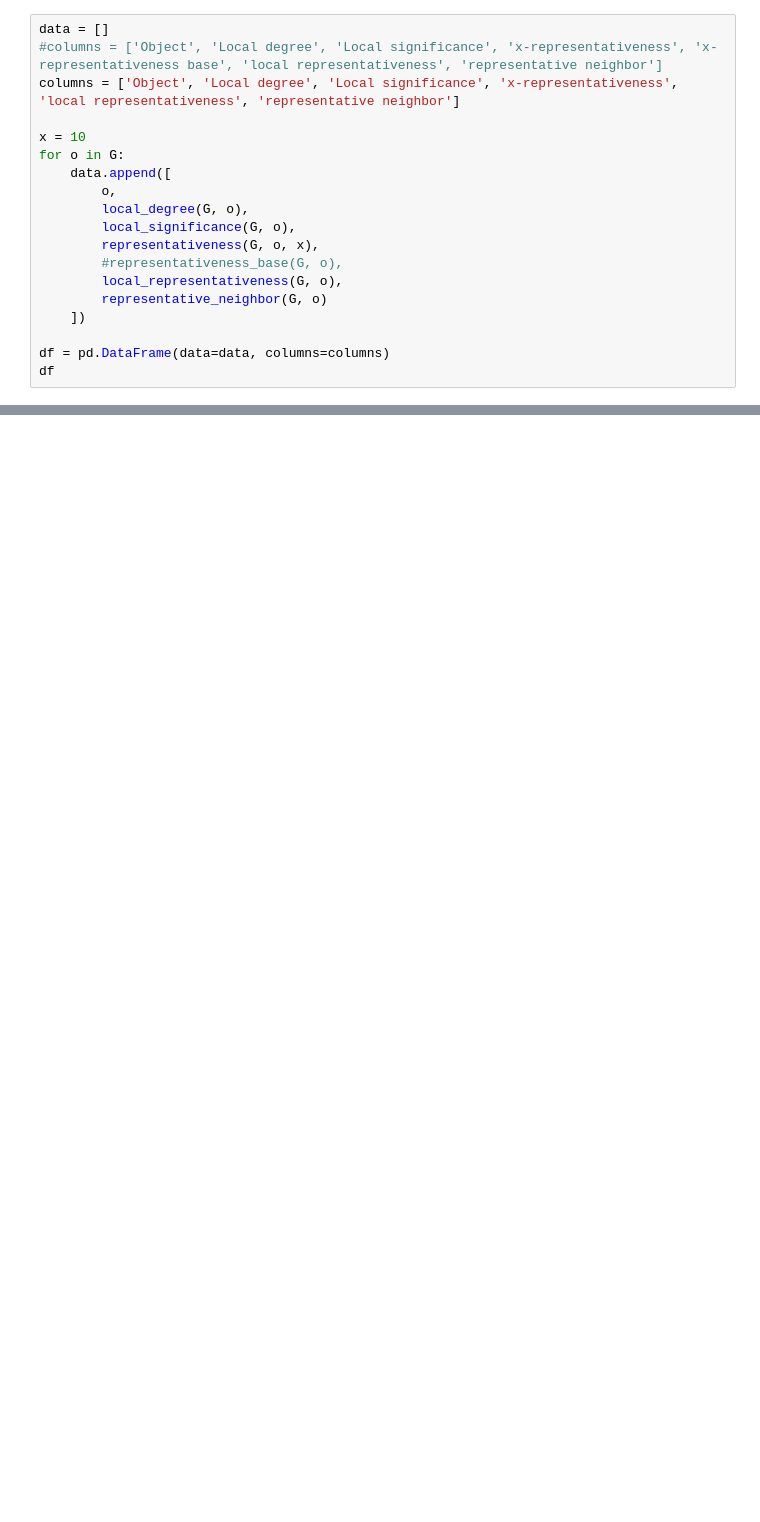
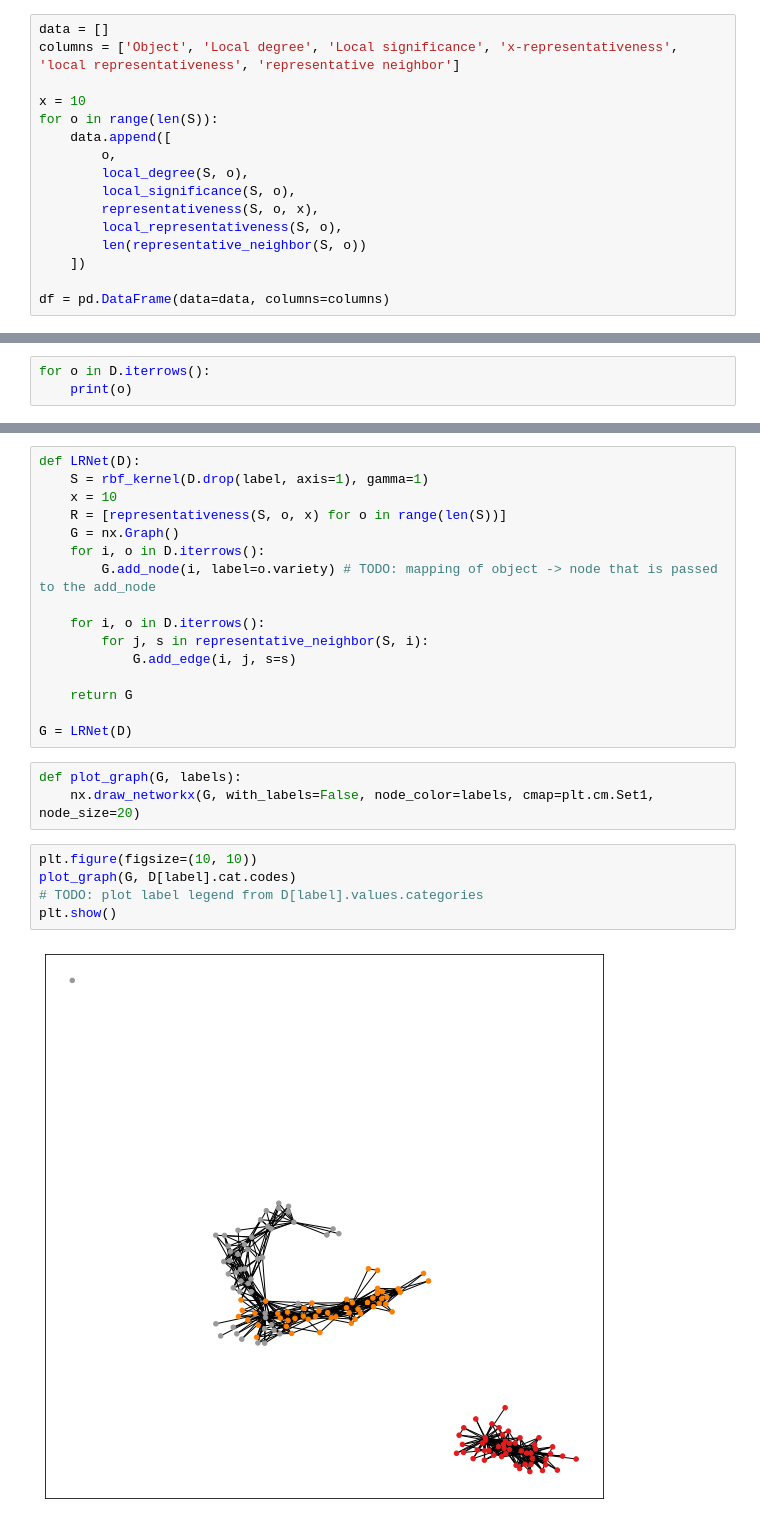
Before and after one commit to Forcoa-NET/LRNet, a Jupyter notebook: src/lrnet.ipynb, the cells around one changed output, grey strips where cells are left out. Drawn from its saved outputs; the diff is of its cells as text; blank space fills up the shorter version.

Commit message:
🎉 LRNet

```diff
--- a/src/lrnet.ipynb
+++ b/src/lrnet.ipynb
@@ -62,19 +219,16 @@ def representative_neighbor(g, o):
 # %%
 data = []
-#columns = ['Object', 'Local degree', 'Local significance', 'x-representativeness', 'x-representativeness base', 'local representativeness', 'representative neighbor']
 columns = ['Object', 'Local degree', 'Local significance', 'x-representativeness', 'local representativeness', 'representative neighbor']
 
 x = 10
-for o in G:
+for o in range(len(S)):
     data.append([
         o,
-        local_degree(G, o),
-        local_significance(G, o),
-        representativeness(G, o, x),
-        #representativeness_base(G, o),
-        local_representativeness(G, o),
-        representative_neighbor(G, o)
+        local_degree(S, o),
+        local_significance(S, o),
+        representativeness(S, o, x),
+        local_representativeness(S, o),
+        len(representative_neighbor(S, o))
     ])
 
 df = pd.DataFrame(data=data, columns=columns)
-df
@@ -89,0 +251,3 @@ df
+# %%
+for o in D.iterrows():
+    print(o)
@@ -89,0 +272,26 @@ df
+# %%
+def LRNet(D):
+    S = rbf_kernel(D.drop(label, axis=1), gamma=1)
+    x = 10
+    R = [representativeness(S, o, x) for o in range(len(S))]
+    G = nx.Graph()
+    for i, o in D.iterrows():
+        G.add_node(i, label=o.variety) # TODO: mapping of object -> node that is passed to the add_node
+
+    for i, o in D.iterrows():
+        for j, s in representative_neighbor(S, i):
+            G.add_edge(i, j, s=s)
+
+    return G
+
+G = LRNet(D)
+# %%
+def plot_graph(G, labels):
+    nx.draw_networkx(G, with_labels=False, node_color=labels, cmap=plt.cm.Set1, node_size=20)
+# %%
+plt.figure(figsize=(10, 10))
+plot_graph(G, D[label].cat.codes)
+# TODO: plot label legend from D[label].values.categories
+plt.show()
+# %% [output]
+[figure, added]
```
Also changed, not shown: parts of 24 cells of this notebook.
